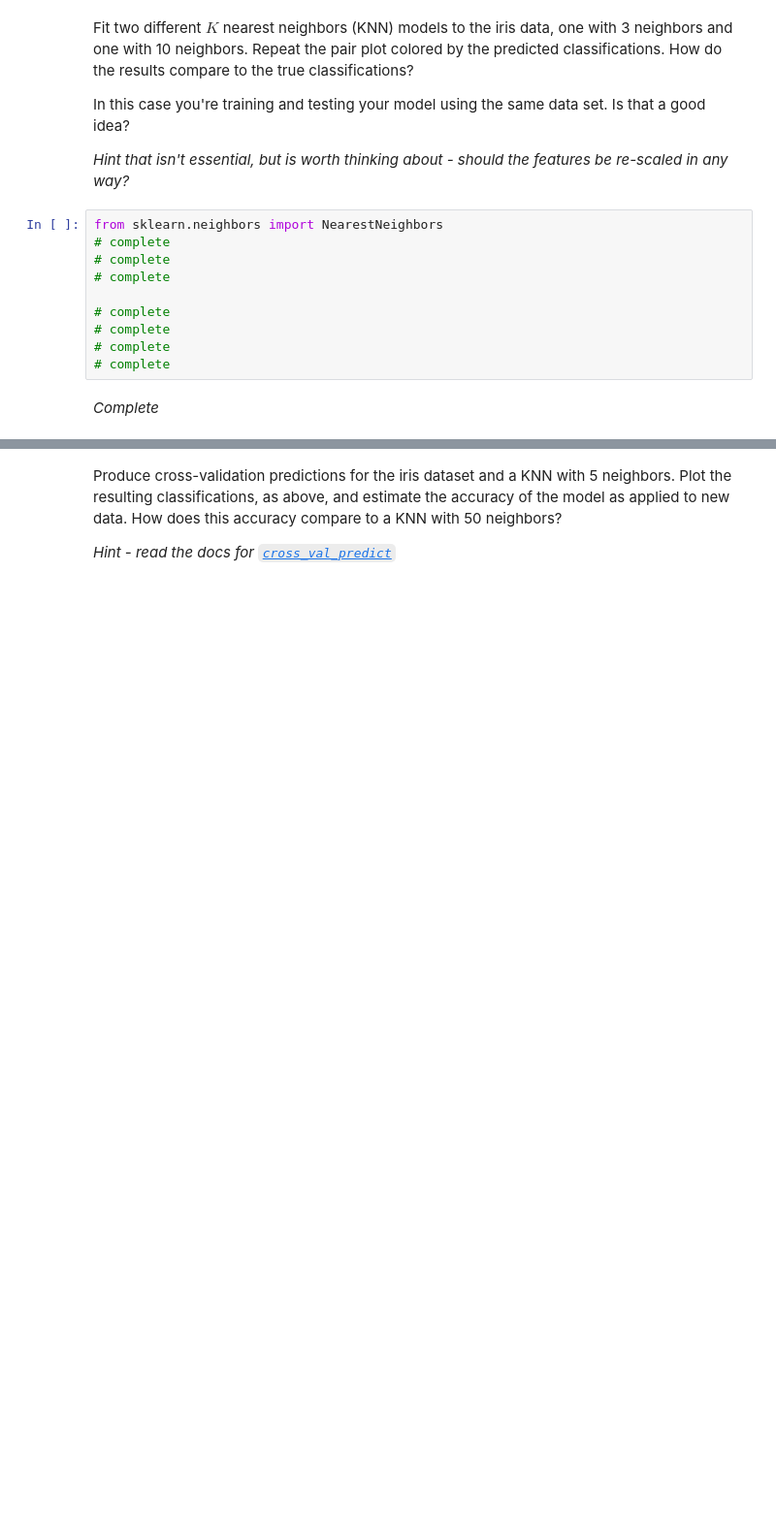
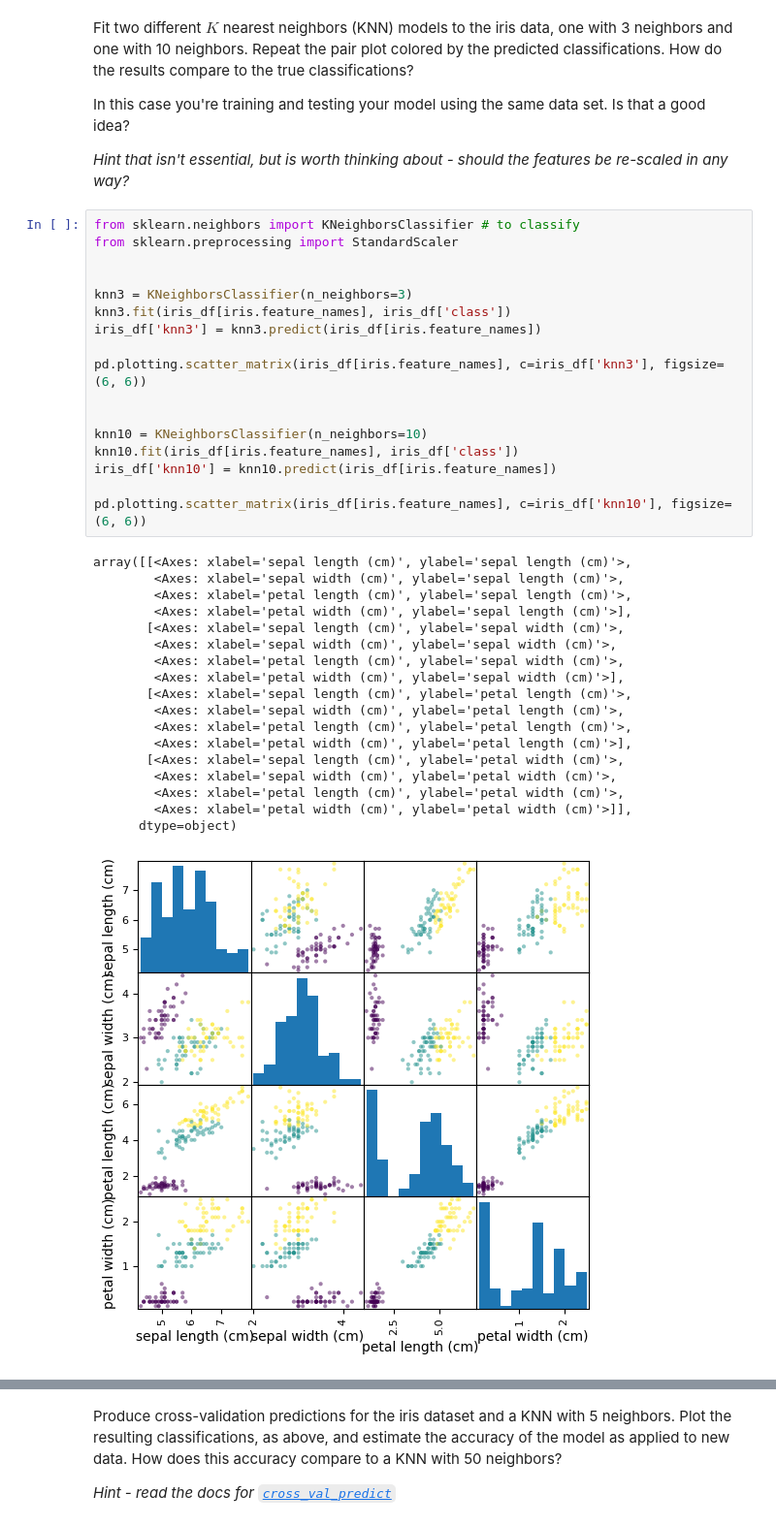
Before and after one commit to ASTR154/classification, a Jupyter notebook: classification.ipynb, the cells around one changed output, grey strips where cells are left out. Shown: that part at 97% size. Cells and saved outputs as stored; diff of their text form; blank space fills up the shorter version.

```diff
--- a/classification.ipynb
+++ b/classification.ipynb
@@ -69,15 +69,39 @@ Fit two different $K$ nearest neighbors (KNN) models to the iris data, one with
 In this case you're training and testing your model using the same data set. Is that a good idea?
 
 *Hint that isn't essential, but is worth thinking about - should the features be re-scaled in any way?*
-# %%
-from sklearn.neighbors import NearestNeighbors
-# complete
-# complete
-# complete
-
-# complete
-# complete
-# complete
-# complete
-# %% [markdown]
-*Complete*
+# %%
+from sklearn.neighbors import KNeighborsClassifier # to classify
+from sklearn.preprocessing import StandardScaler
+
+
+knn3 = KNeighborsClassifier(n_neighbors=3)
+knn3.fit(iris_df[iris.feature_names], iris_df['class'])
+iris_df['knn3'] = knn3.predict(iris_df[iris.feature_names])
+
+pd.plotting.scatter_matrix(iris_df[iris.feature_names], c=iris_df['knn3'], figsize=(6, 6))
+
+
+knn10 = KNeighborsClassifier(n_neighbors=10)
+knn10.fit(iris_df[iris.feature_names], iris_df['class'])
+iris_df['knn10'] = knn10.predict(iris_df[iris.feature_names])
+
+pd.plotting.scatter_matrix(iris_df[iris.feature_names], c=iris_df['knn10'], figsize=(6, 6))
+# %% [output]
+array([[<Axes: xlabel='sepal length (cm)', ylabel='sepal length (cm)'>,
+        <Axes: xlabel='sepal width (cm)', ylabel='sepal length (cm)'>,
+        <Axes: xlabel='petal length (cm)', ylabel='sepal length (cm)'>,
+        <Axes: xlabel='petal width (cm)', ylabel='sepal length (cm)'>],
+       [<Axes: xlabel='sepal length (cm)', ylabel='sepal width (cm)'>,
+        <Axes: xlabel='sepal width (cm)', ylabel='sepal width (cm)'>,
+        <Axes: xlabel='petal length (cm)', ylabel='sepal width (cm)'>,
+        <Axes: xlabel='petal width (cm)', ylabel='sepal width (cm)'>],
+       [<Axes: xlabel='sepal length (cm)', ylabel='petal length (cm)'>,
+        <Axes: xlabel='sepal width (cm)', ylabel='petal length (cm)'>,
+        <Axes: xlabel='petal length (cm)', ylabel='petal length (cm)'>,
+        <Axes: xlabel='petal width (cm)', ylabel='petal length (cm)'>],
+       [<Axes: xlabel='sepal length (cm)', ylabel='petal width (cm)'>,
+        <Axes: xlabel='sepal width (cm)', ylabel='petal width (cm)'>,
+        <Axes: xlabel='petal length (cm)', ylabel='petal width (cm)'>,
+        <Axes: xlabel='petal width (cm)', ylabel='petal width (cm)'>]],
+      dtype=object)
+[figure, added]
```
Also changed, not shown: parts of 14 cells of this notebook.
